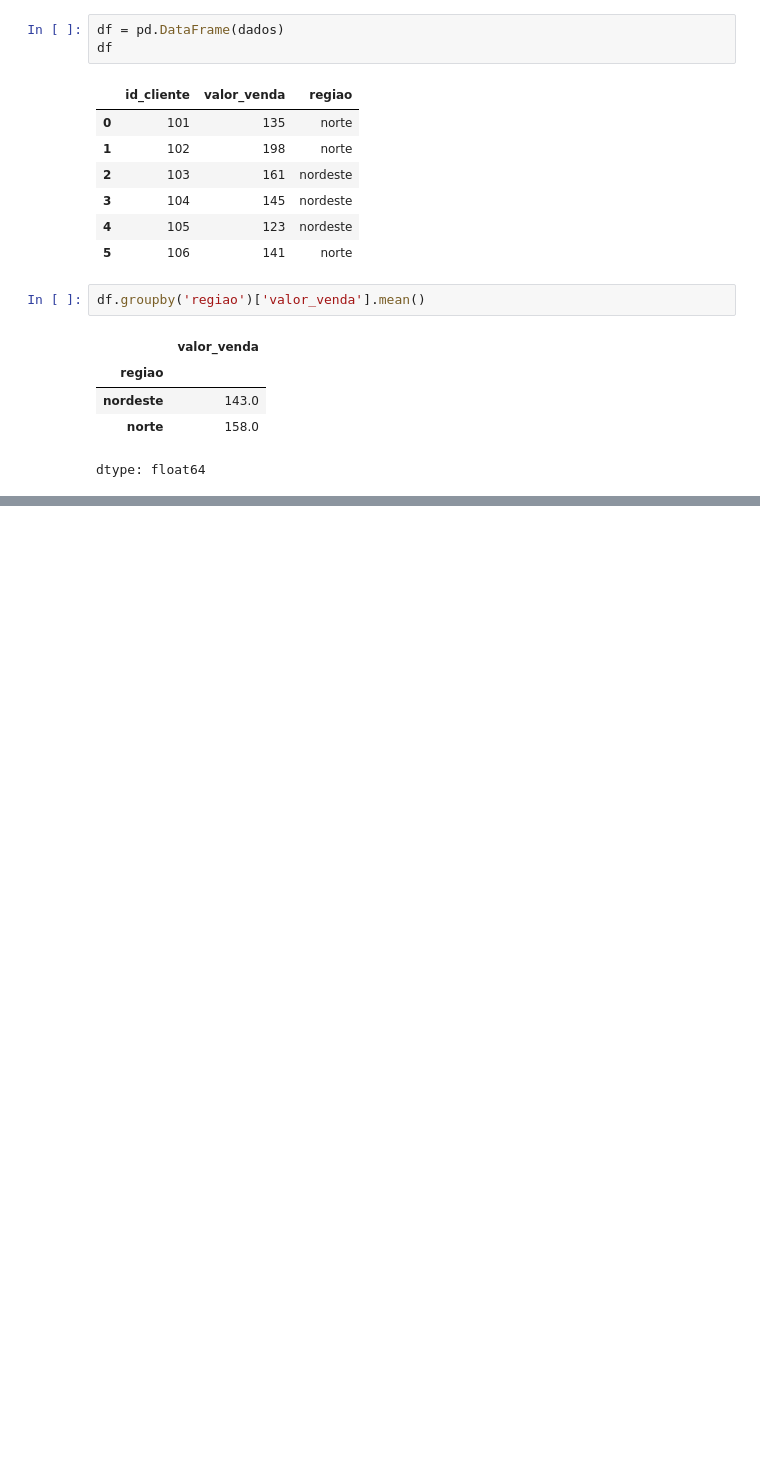
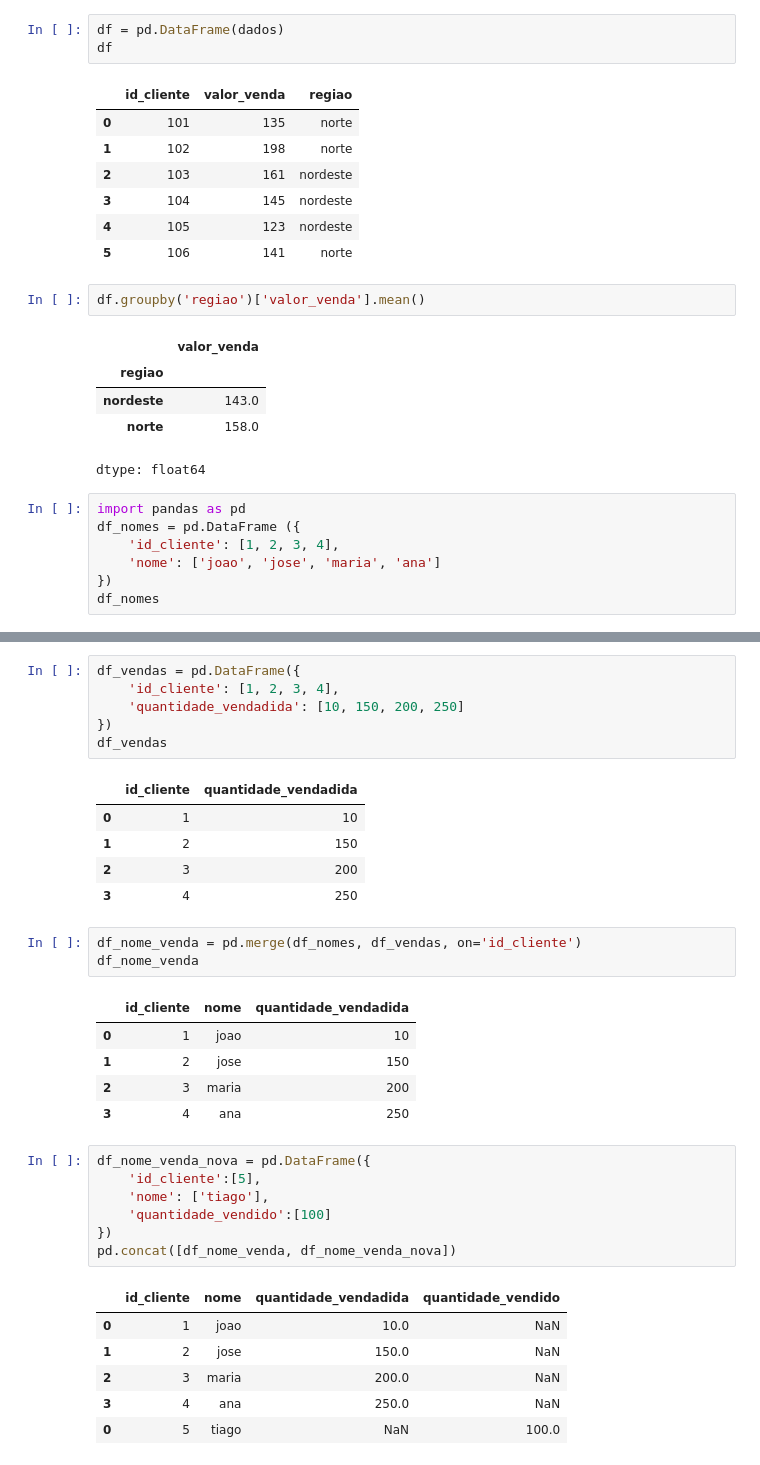
Before and after one commit to fesaez/jupyter, a Jupyter notebook: agregacoesDataFrame.ipynb, the cells around one changed output, grey strips where cells are left out. Drawn from its saved outputs; the diff is of its cells as text; blank space fills up the shorter version.

```diff
--- a/agregacoesDataFrame.ipynb
+++ b/agregacoesDataFrame.ipynb
@@ -25,3 +25,10 @@ df.groupby('regiao')['valor_venda'].mean()
 | nordeste | 143.0 |
 | norte | 158.0 |
 dtype: float64
+# %%
+import pandas as pd
+df_nomes = pd.DataFrame ({
+    'id_cliente': [1, 2, 3, 4],
+    'nome': ['joao', 'jose', 'maria', 'ana']
+})
+df_nomes
@@ -27,0 +41,35 @@ dtype: float64
+# %%
+df_vendas = pd.DataFrame({
+    'id_cliente': [1, 2, 3, 4],
+    'quantidade_vendadida': [10, 150, 200, 250]
+})
+df_vendas
+# %% [output]
+|  | id_cliente | quantidade_vendadida |
+| 0 | 1 | 10 |
+| 1 | 2 | 150 |
+| 2 | 3 | 200 |
+| 3 | 4 | 250 |
+# %%
+df_nome_venda = pd.merge(df_nomes, df_vendas, on='id_cliente')
+df_nome_venda
+# %% [output]
+|  | id_cliente | nome | quantidade_vendadida |
+| 0 | 1 | joao | 10 |
+| 1 | 2 | jose | 150 |
+| 2 | 3 | maria | 200 |
+| 3 | 4 | ana | 250 |
+# %%
+df_nome_venda_nova = pd.DataFrame({
+    'id_cliente':[5],
+    'nome': ['tiago'],
+    'quantidade_vendido':[100]
+})
+pd.concat([df_nome_venda, df_nome_venda_nova])
+# %% [output]
+|  | id_cliente | nome | quantidade_vendadida | quantidade_vendido |
+| 0 | 1 | joao | 10.0 | NaN |
+| 1 | 2 | jose | 150.0 | NaN |
+| 2 | 3 | maria | 200.0 | NaN |
+| 3 | 4 | ana | 250.0 | NaN |
+| 0 | 5 | tiago | NaN | 100.0 |
```
Also changed, not shown: parts of 1 cell of this notebook.
